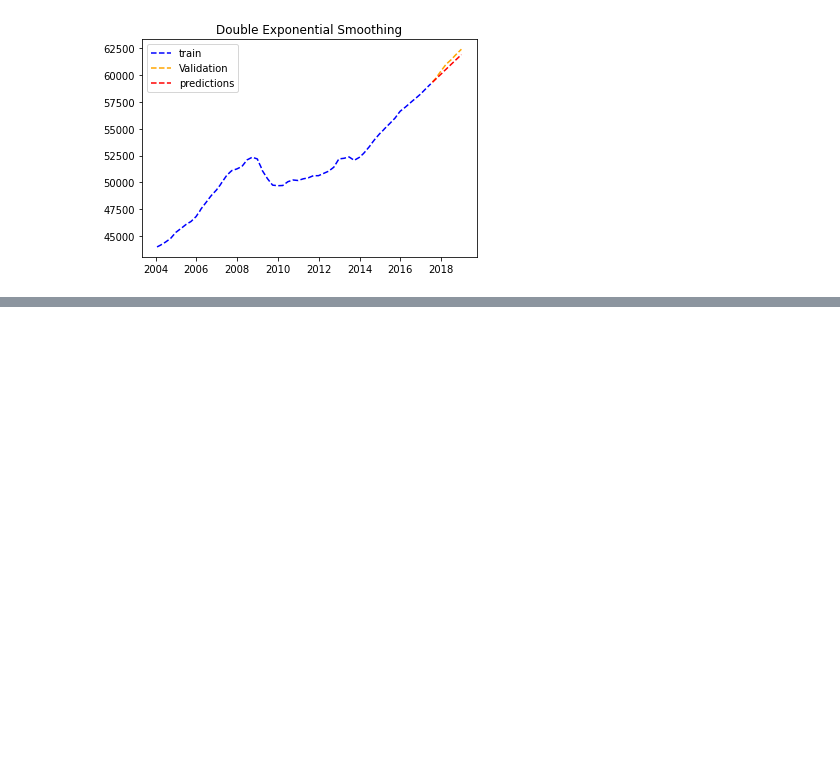
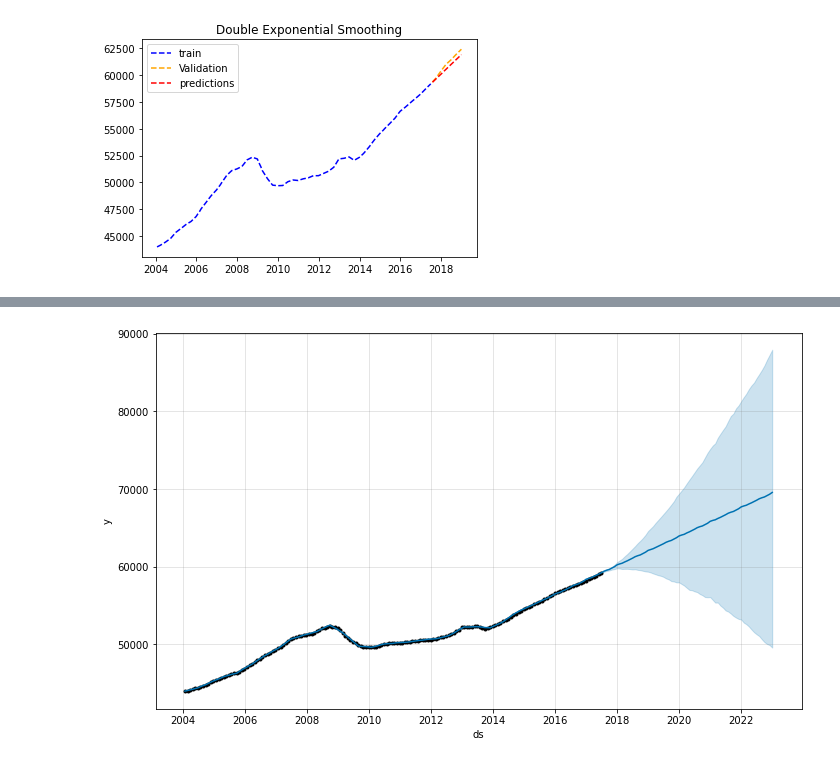
Before and after one commit to GouthamKumar-R/Time-series, a Jupyter notebook: HHI_Fb_prophet_AIF.ipynb, the cells around one changed output, grey strips where cells are left out. Cells and saved outputs as stored; diff of their text form; code cells hidden in the pictures; blank space fills up the shorter version.

```diff
--- a/HHI_Fb_prophet_AIF.ipynb
+++ b/HHI_Fb_prophet_AIF.ipynb
@@ -326,0 +431,9 @@ plt.title("Double Exponential Smoothing");
+# %%
+#Finetuning hyperparameters
+from fbprophet import Prophet
+
+changepoint_prior_scale = 0.5
+
+tuned_model_2 = Prophet(changepoint_prior_scale=changepoint_prior_scale)
+# %%
+tuned_model_2.fit(train_data)
@@ -326,0 +448,4 @@ plt.title("Double Exponential Smoothing");
+# %%
+# creating placeholder for test data
+future_test_df = tuned_model_2.make_future_dataframe(periods=66,freq="M")
+future_test_df
@@ -326,0 +466,4 @@ plt.title("Double Exponential Smoothing");
+# %%
+#Forecast testdf
+forecast_test_df = tuned_model_2.predict(future_test_df)
+forecast_test_df
@@ -326,0 +484,4 @@ plt.title("Double Exponential Smoothing");
+# %%
+tuned_model_2.plot(forecast_test_df);
+# %% [output]
+[figure, added]
```
Also changed, not shown: parts of 66 cells of this notebook.
